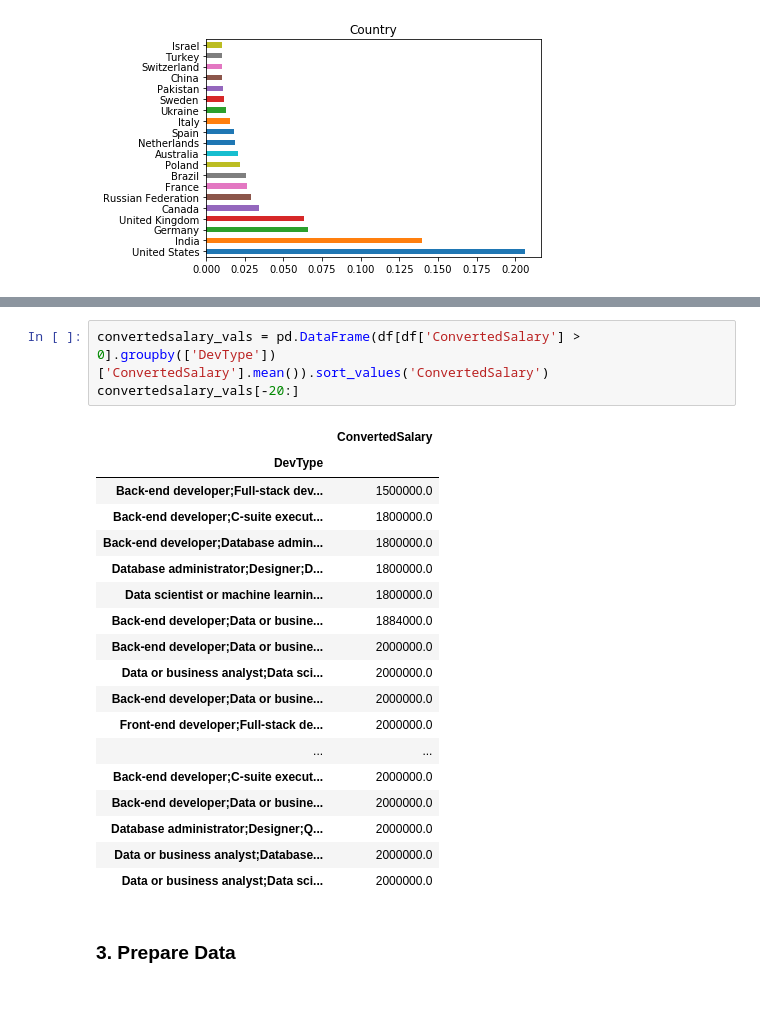
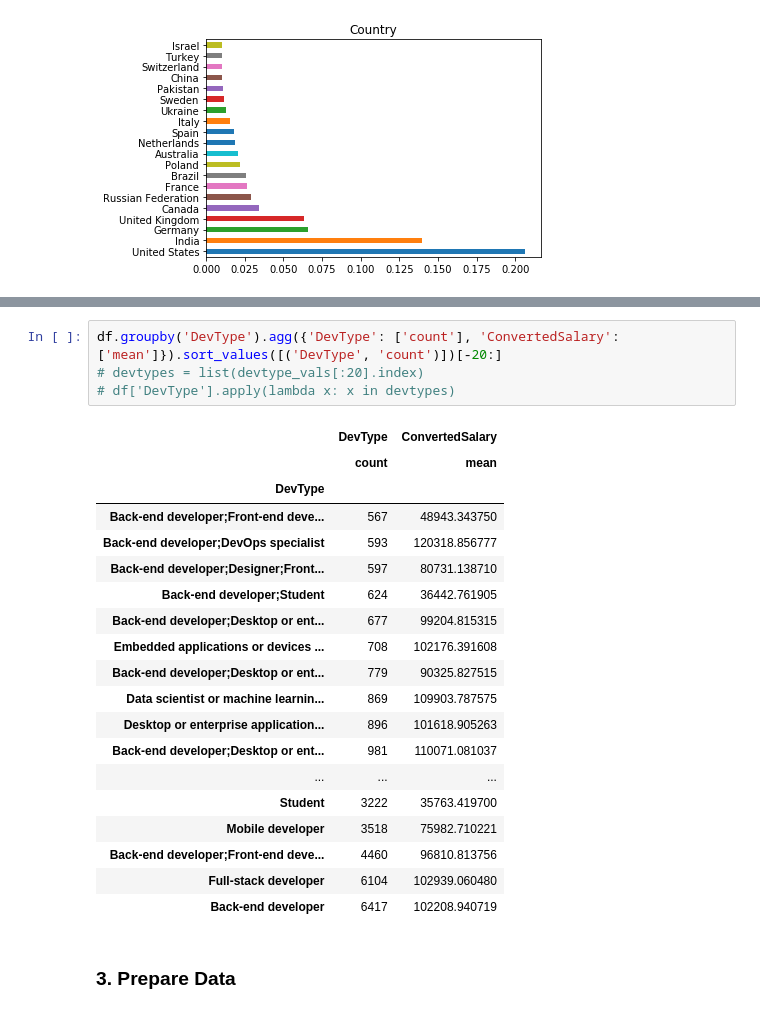
Before and after one commit to dragon7-fc/DSND-Blog-Post, a Jupyter notebook: WhatIsTheHotestJob.ipynb, the cells around one changed output, grey strips where cells are left out. Drawn from its saved outputs; the diff is of its cells as text.

Commit message:
feat: update ConvertedSalary

```diff
--- a/WhatIsTheHotestJob.ipynb
+++ b/WhatIsTheHotestJob.ipynb
@@ -143,25 +133,27 @@ plt.show()
-# %%
-convertedsalary_vals = pd.DataFrame(df[df['ConvertedSalary'] > 0].groupby(['DevType'])['ConvertedSalary'].mean()).sort_values('ConvertedSalary')
-convertedsalary_vals[-20:]
-# %% [output]
-|  | ConvertedSalary |
-| DevType |  |
-| Back-end developer;Full-stack dev... | 1500000.0 |
-| Back-end developer;C-suite execut... | 1800000.0 |
-| Back-end developer;Database admin... | 1800000.0 |
-| Database administrator;Designer;D... | 1800000.0 |
-| Data scientist or machine learnin... | 1800000.0 |
-| Back-end developer;Data or busine... | 1884000.0 |
-| Back-end developer;Data or busine... | 2000000.0 |
-| Data or business analyst;Data sci... | 2000000.0 |
-| Back-end developer;Data or busine... | 2000000.0 |
-| Front-end developer;Full-stack de... | 2000000.0 |
-| ... | ... |
-| Back-end developer;C-suite execut... | 2000000.0 |
-| Back-end developer;Data or busine... | 2000000.0 |
-| Database administrator;Designer;Q... | 2000000.0 |
-| Data or business analyst;Database... | 2000000.0 |
-| Data or business analyst;Data sci... | 2000000.0 |
+# %%
+df.groupby('DevType').agg({'DevType': ['count'], 'ConvertedSalary': ['mean']}).sort_values([('DevType', 'count')])[-20:]
+# devtypes = list(devtype_vals[:20].index)
+# df['DevType'].apply(lambda x: x in devtypes)
+# %% [output]
+|  | DevType | ConvertedSalary |
+|  | count | mean |
+| DevType |  |  |
+| Back-end developer;Front-end deve... | 567 | 48943.343750 |
+| Back-end developer;DevOps specialist | 593 | 120318.856777 |
+| Back-end developer;Designer;Front... | 597 | 80731.138710 |
+| Back-end developer;Student | 624 | 36442.761905 |
+| Back-end developer;Desktop or ent... | 677 | 99204.815315 |
+| Embedded applications or devices ... | 708 | 102176.391608 |
+| Back-end developer;Desktop or ent... | 779 | 90325.827515 |
+| Data scientist or machine learnin... | 869 | 109903.787575 |
+| Desktop or enterprise application... | 896 | 101618.905263 |
+| Back-end developer;Desktop or ent... | 981 | 110071.081037 |
+| ... | ... | ... |
+| Student | 3222 | 35763.419700 |
+| Mobile developer | 3518 | 75982.710221 |
+| Back-end developer;Front-end deve... | 4460 | 96810.813756 |
+| Full-stack developer | 6104 | 102939.060480 |
+| Back-end developer | 6417 | 102208.940719 |
 # %% [markdown]
 ### 3. Prepare Data
 # %% [markdown]
```
Also changed, not shown: parts of 3 cells of this notebook, 1 other file.
